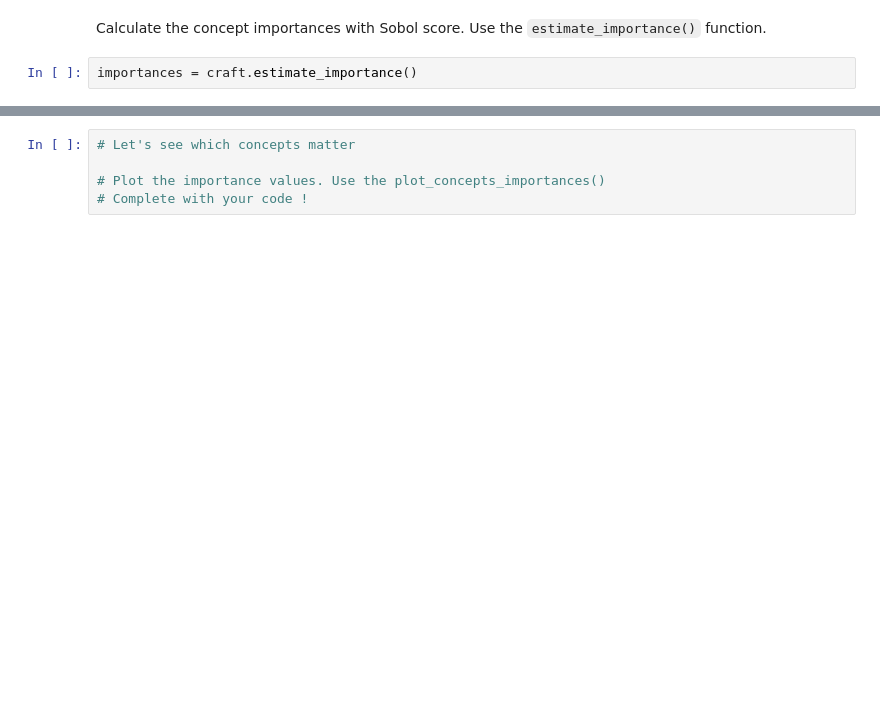
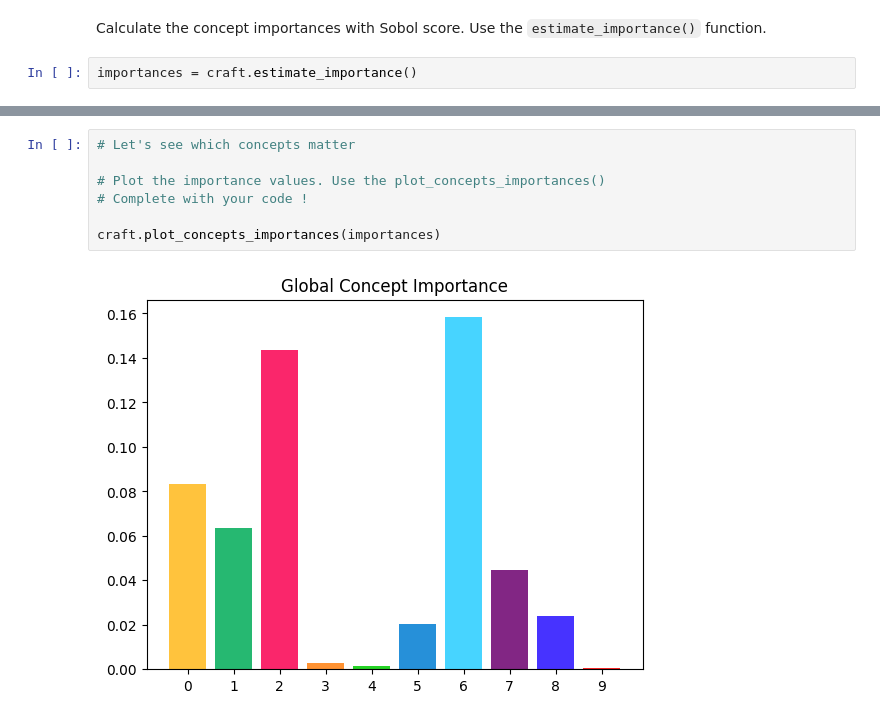
Before and after one commit to alialhousseini/Explainable-and-trustworthy-AI, a Jupyter notebook: laboratories/lab_05/Lab5_CXAI_CRAFT.ipynb, the cells around one changed output, grey strips where cells are left out. Cells and saved outputs as stored; diff of their text form; blank space fills up the shorter version.

```diff
--- a/laboratories/lab_05/Lab5_CXAI_CRAFT.ipynb
+++ b/laboratories/lab_05/Lab5_CXAI_CRAFT.ipynb
@@ -208,8 +272,12 @@ craft.plot_image_concepts(.....)
 # %%
 # Let's see which concepts matter
 
 # Plot the importance values. Use the plot_concepts_importances()
 # Complete with your code !
+
+craft.plot_concepts_importances(importances)
+# %% [output]
+[figure, added]
 # %%
 # Let's inspect those concepts by showing the 10 best crops for each concept.
 
```
Also changed, not shown: parts of 16 cells of this notebook, 1 other file.
